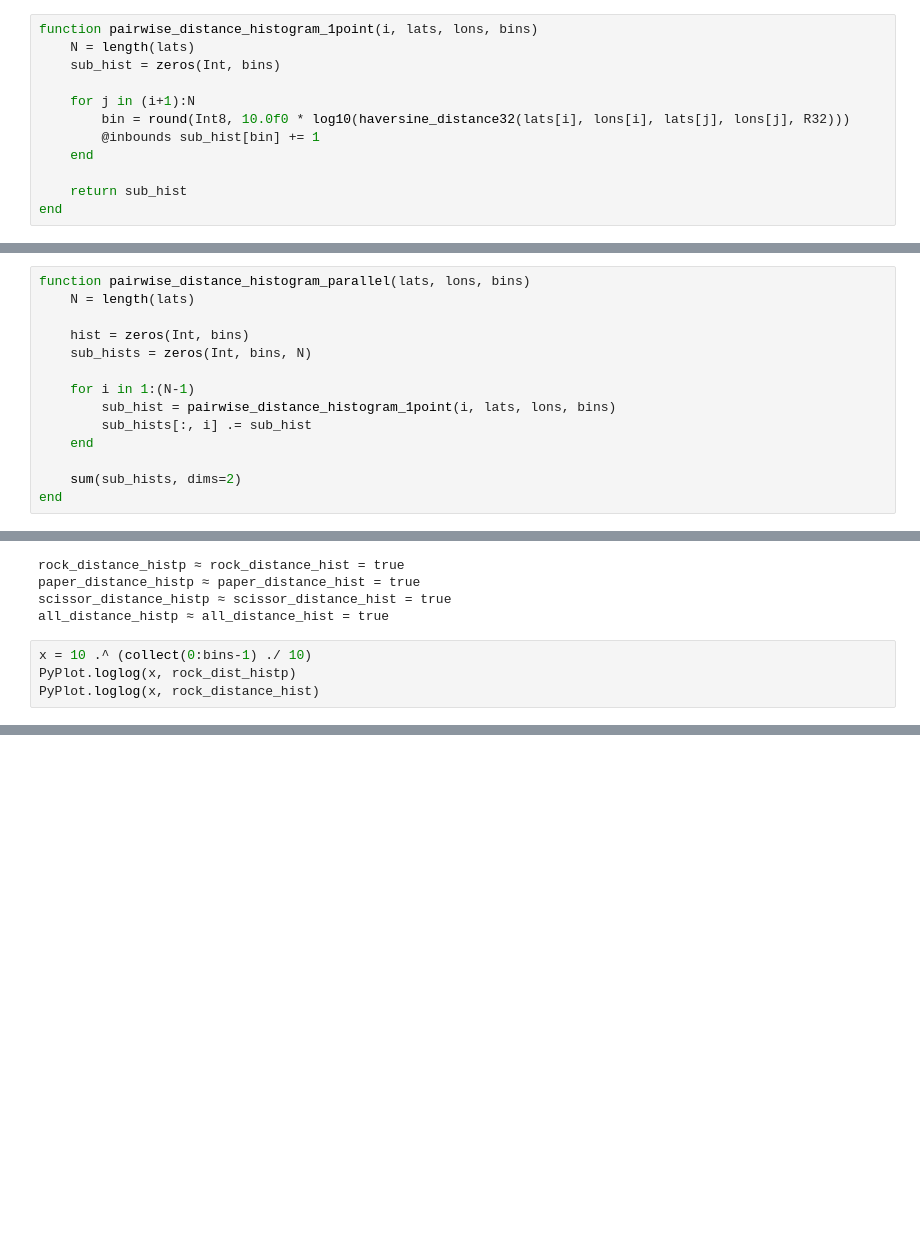
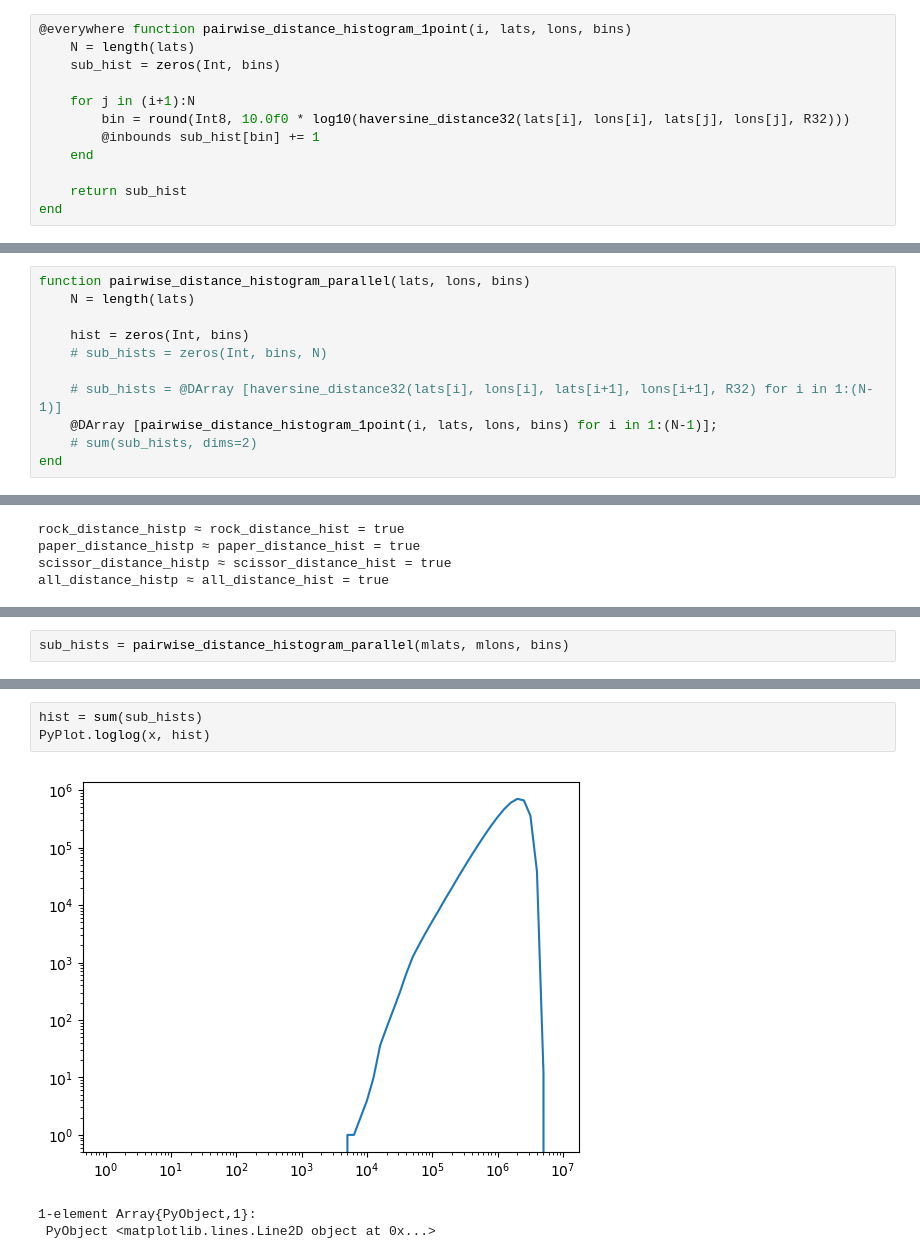
Before and after one commit to ali-ramadhan/random-jupyter-notebooks, a Jupyter notebook: Distributed pairwise haversine distance histogram in Julia.ipynb, the cells around one changed output, grey strips where cells are left out. Saved outputs shown, nothing was run; the diff lists cells and outputs as text; blank space fills up the shorter version.

```diff
--- a/Distributed pairwise haversine distance histogram in Julia.ipynb
+++ b/Distributed pairwise haversine distance histogram in Julia.ipynb
@@ -61,7 +62,7 @@ end
 # %% [output]
 pairwise_distance_hist! (generic function with 1 method)
 # %%
-function pairwise_distance_histogram_1point(i, lats, lons, bins)
+@everywhere function pairwise_distance_histogram_1point(i, lats, lons, bins)
     N = length(lats)
     sub_hist = zeros(Int, bins)
 
@@ -79,14 +78,11 @@ function pairwise_distance_histogram_parallel(lats, lons, bins)
     N = length(lats)
 
     hist = zeros(Int, bins)
-    sub_hists = zeros(Int, bins, N)
+    # sub_hists = zeros(Int, bins, N)
 
-    for i in 1:(N-1)
-        sub_hist = pairwise_distance_histogram_1point(i, lats, lons, bins)
-        sub_hists[:, i] .= sub_hist
-    end
-
-    sum(sub_hists, dims=2)
+    # sub_hists = @DArray [haversine_distance32(lats[i], lons[i], lats[i+1], lons[i+1], R32) for i in 1:(N-1)]
+    @DArray [pairwise_distance_histogram_1point(i, lats, lons, bins) for i in 1:(N-1)];
+    # sum(sub_hists, dims=2)
 end
 # %% [output]
 pairwise_distance_histogram_parallel (generic function with 1 method)
@@ -254,7 +259,3 @@ rock_distance_histp ≈ rock_distance_hist = true
 paper_distance_histp ≈ paper_distance_hist = true
 scissor_distance_histp ≈ scissor_distance_hist = true
 all_distance_histp ≈ all_distance_hist = true
-# %%
-x = 10 .^ (collect(0:bins-1) ./ 10)
-PyPlot.loglog(x, rock_dist_histp)
-PyPlot.loglog(x, rock_distance_hist)
@@ -264,0 +326,2 @@ PyPlot.loglog(x, rock_distance_hist)
+# %%
+sub_hists = pairwise_distance_histogram_parallel(mlats, mlons, bins)
@@ -264,0 +346,7 @@ PyPlot.loglog(x, rock_distance_hist)
+# %%
+hist = sum(sub_hists)
+PyPlot.loglog(x, hist)
+# %% [output]
+[figure, added]
+1-element Array{PyObject,1}:
+ PyObject <matplotlib.lines.Line2D object at 0x...>
```
Also changed, not shown: parts of 16 cells of this notebook.
